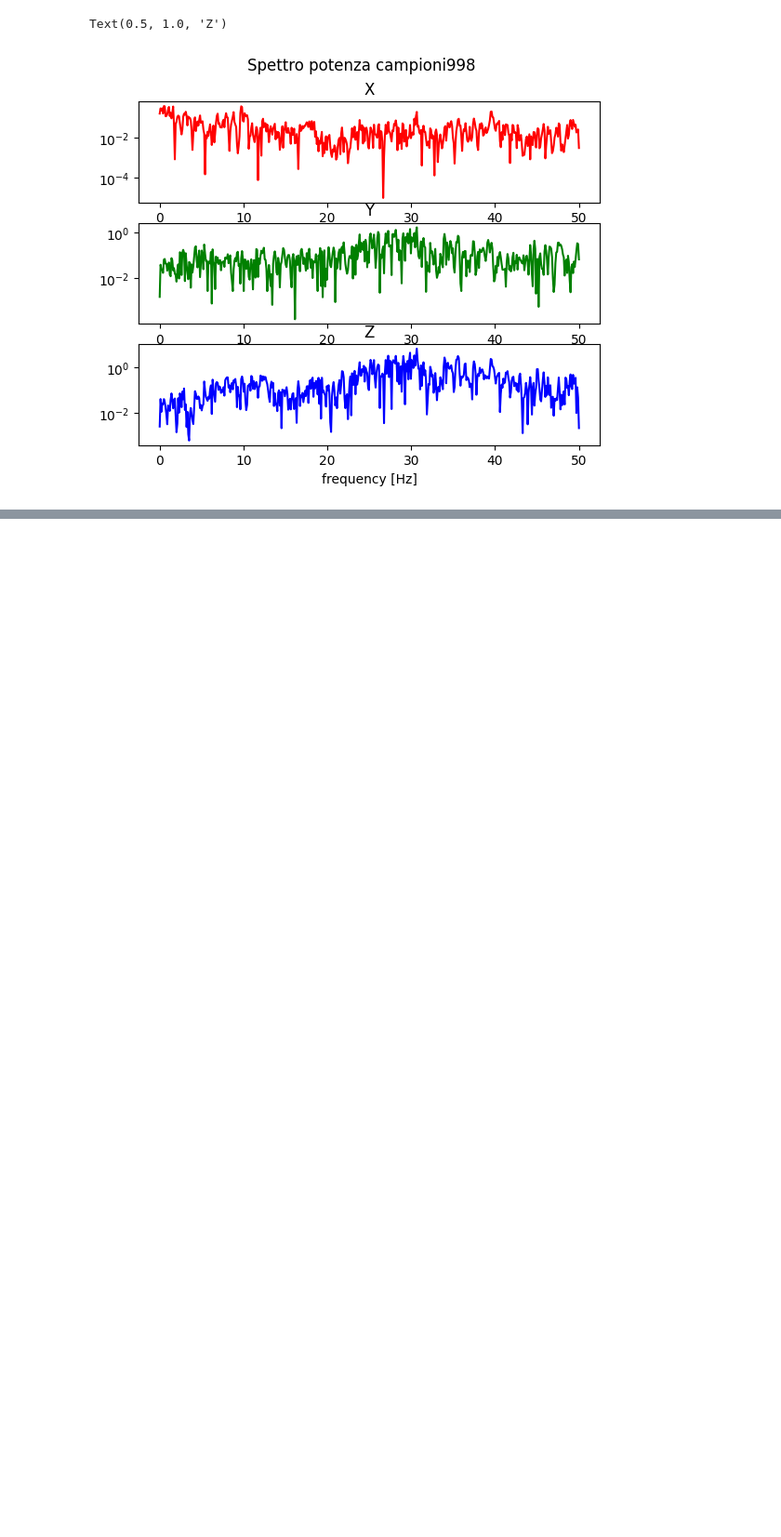
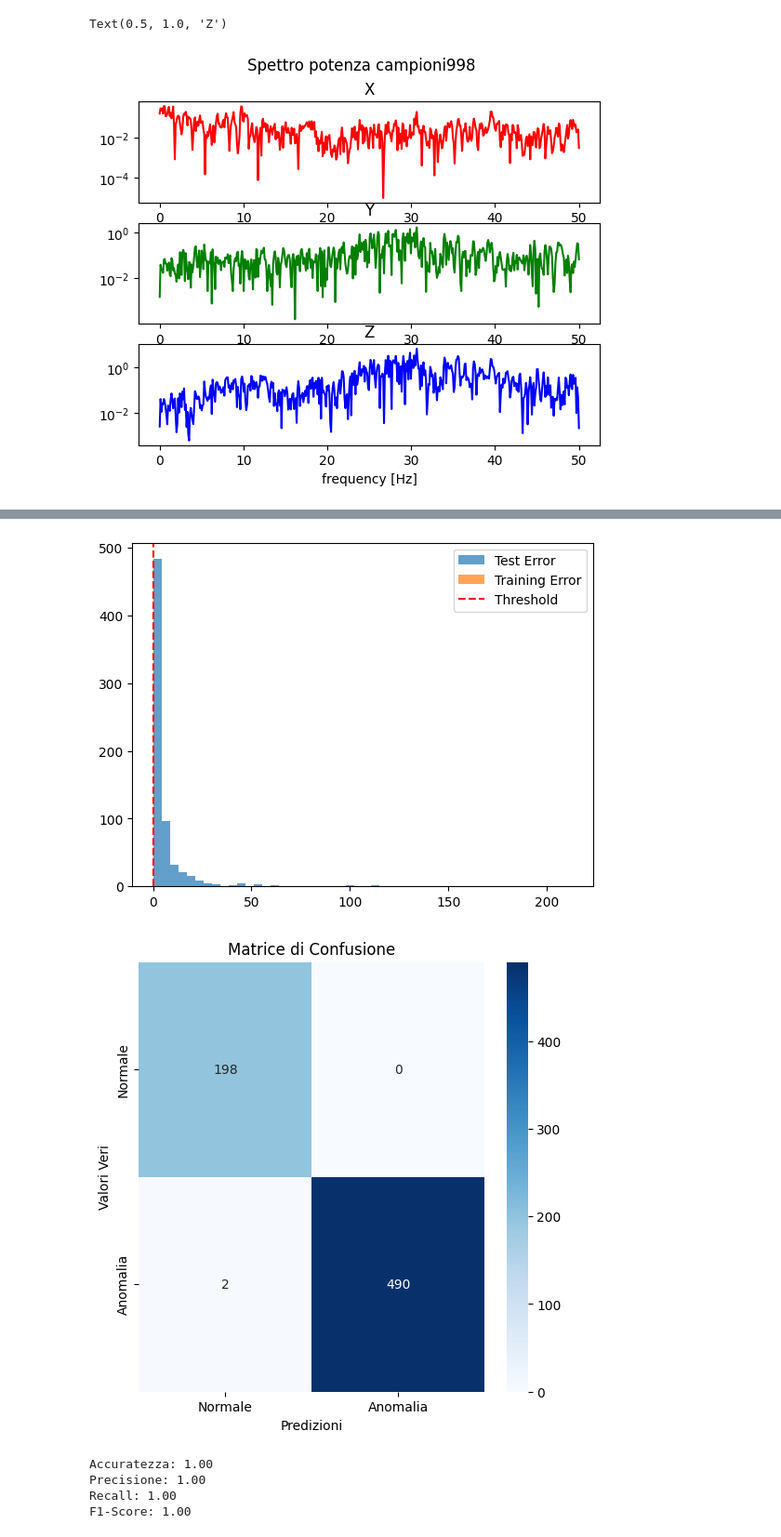
Before and after one commit to Ciosepp/Tesi, a Jupyter notebook: analisys/tesi.ipynb, the cells around one changed output, grey strips where cells are left out. Shown at 93% size. Saved outputs shown, nothing was run; the diff lists cells and outputs as text; code cells hidden in the pictures; blank space fills up the shorter version.

```diff
--- a/analisys/tesi.ipynb
+++ b/analisys/tesi.ipynb
@@ -148,0 +174,12 @@ nPackets147
+# %%
+#creazione dataset di test concatenando dati normali e anomali
+testData = np.concatenate([testDataNormal, testDataAnomalies])
+
+#etichette dati test
+#(0 per normale, 1 per anomalia)
+dataLabel = np.concatenate([np.zeros(len(testDataNormal)), np.ones(len(testDataAnomalies))])
+
+# Normalizzare i dati
+scaler = MinMaxScaler()
+trainData_scaled = scaler.fit_transform(trainData)
+testData_scaled = scaler.transform(testData)
@@ -148,0 +221,39 @@ nPackets147
+# %%
+plt.figure()
+
+# Visualizzare i risultati
+plt.hist(test_error, bins=50, alpha=0.7, label='Test Error')
+plt.hist(train_error, bins=50, alpha=0.7, label='Training Error')
+plt.axvline(threshold, color='r', linestyle='--', label='Threshold')
+plt.legend()
+plt.show()
+
+
+# Visualizzare la matrice di confusione
+conf_matrix = confusion_matrix(dataLabel, test_predictions)
+
+# Plot della matrice di confusione
+plt.figure(figsize=(6, 6))
+sns.heatmap(conf_matrix, annot=True, fmt='d', cmap='Blues', xticklabels=['Normale', 'Anomalia'], yticklabels=['Normale', 'Anomalia'])
+plt.title('Matrice di Confusione')
+plt.xlabel('Predizioni')
+plt.ylabel('Valori Veri')
+plt.show()
+
+# Calcolare le metriche di valutazione
+accuracy = accuracy_score(dataLabel, test_predictions)
+precision = precision_score(dataLabel, test_predictions)
+recall = recall_score(dataLabel, test_predictions)
+f1 = f1_score(dataLabel, test_predictions)
+
+print(f"Accuratezza: {accuracy:.2f}")
+print(f"Precisione: {precision:.2f}")
+print(f"Recall: {recall:.2f}")
+print(f"F1-Score: {f1:.2f}")
+# %% [output]
+[figure, added]
+[figure, added]
+Accuratezza: 1.00
+Precisione: 1.00
+Recall: 1.00
+F1-Score: 1.00
```
Also changed, not shown: parts of 3 cells of this notebook, 43 other files.
